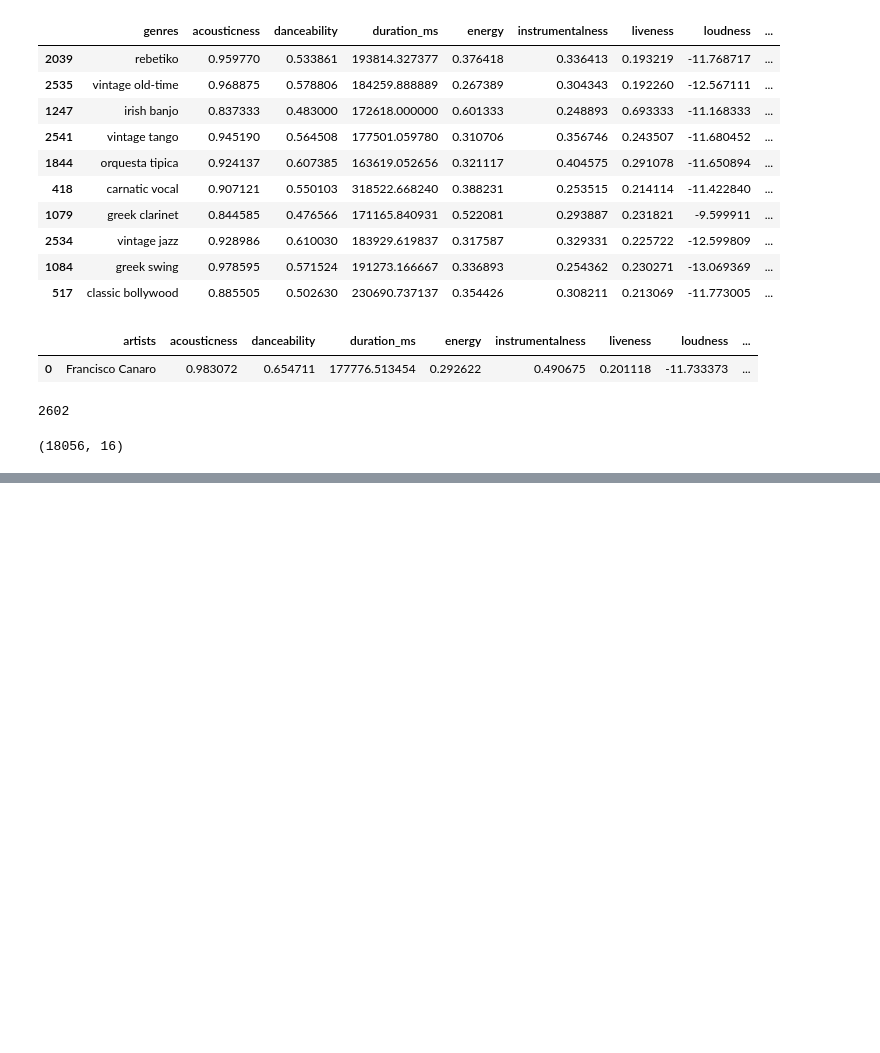
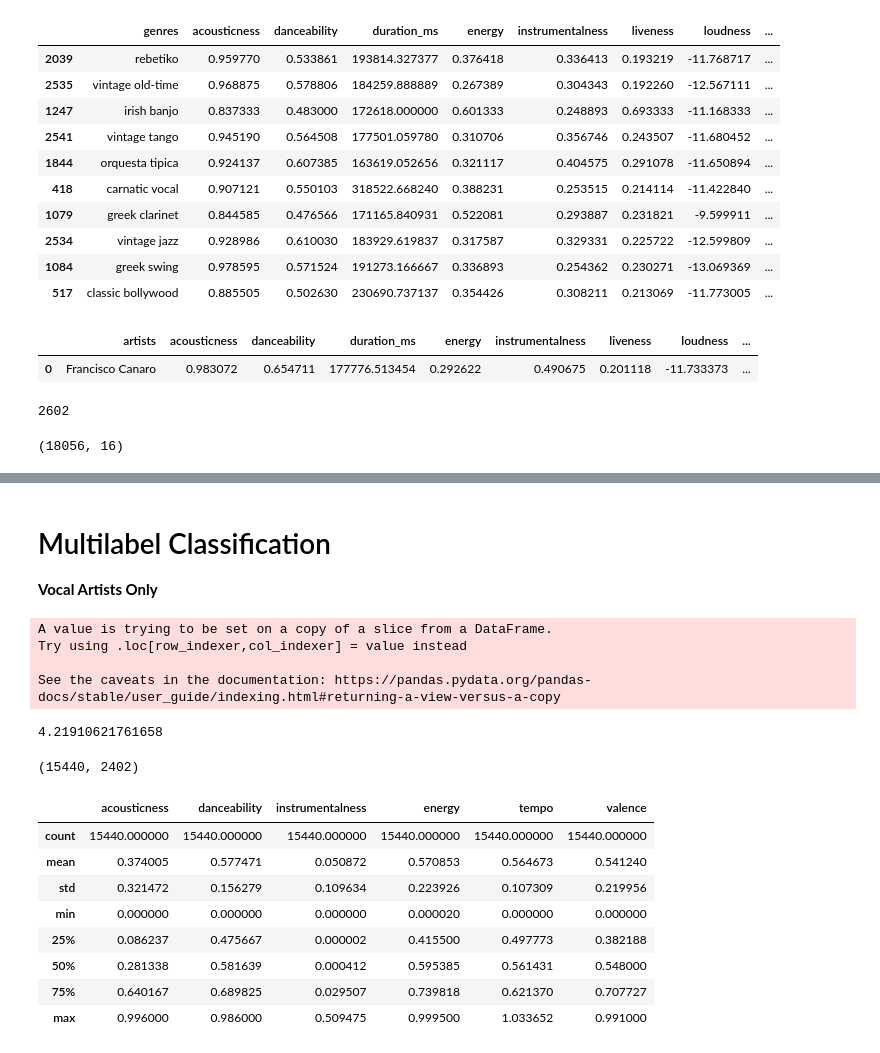
Before and after one commit to agastya1995/Spotify_Analysis, a Jupyter notebook: predicting_genres_Colab.ipynb, the cells around one changed output, grey strips where cells are left out. Cells and saved outputs as stored; diff of their text form; code cells hidden in the pictures; blank space fills up the shorter version.

```diff
--- a/predicting_genres_Colab.ipynb
+++ b/predicting_genres_Colab.ipynb
@@ -51,0 +34,8 @@ no_genre_artists
+# %%
+# Separate artists with only music (no vocals) to a separate dataset. Drop these from the main set
+non_vocal_artists = df_w_genres[df_w_genres['instrumentalness']>0.5]
+vocal_artists = df_w_genres[df_w_genres['instrumentalness']<0.51]
+# %%
+# Split into artists with genres and artists without genres (these will be the test and train sets)
+with_genre_vocal_artists = vocal_artists[~vocal_artists['genres'].isna()]
+no_genre_vocal_artists = vocal_artists[vocal_artists['genres'].isna()]
@@ -339,0 +176,35 @@ df_genres[df_genres['genres'].map(lambda x: 'mandopop' in x)]
+# %% [markdown]
+# Multilabel Classification #
+**Vocal Artists Only**
+# %%
+# Converting the list to a string, so that the str.get_dummies can be used
+with_genre_vocal_artists['genre_string'] = with_genre_vocal_artists['genres'].map(lambda x: ','.join(x))
+vocal_genre_dummies = with_genre_vocal_artists['genre_string'].str.get_dummies(',')
+# %% [output]
+A value is trying to be set on a copy of a slice from a DataFrame.
+Try using .loc[row_indexer,col_indexer] = value instead
+
+See the caveats in the documentation: https://pandas.pydata.org/pandas-docs/stable/user_guide/indexing.html#returning-a-view-versus-a-copy
+# %%
+vocal_genre_dummies.sum(axis=1).mean()
+# %% [output]
+4.21910621761658
+# %%
+vocal_genre_dummies.shape # Lost around 200 genres
+# %% [output]
+(15440, 2402)
+# %%
+vocal_training_df = with_genre_vocal_artists.loc[:, ['acousticness', 'danceability', 'instrumentalness', 'energy', 'tempo', 'valence']]
+vocal_training_df['tempo'] = vocal_training_df['tempo'].map(standardize_tempo_for_artist)
+# %%
+vocal_training_df.describe()
+# %% [output]
+|  | acousticness | danceability | instrumentalness | energy | tempo | valence |
+| count | 15440.000000 | 15440.000000 | 15440.000000 | 15440.000000 | 15440.000000 | 15440.000000 |
+| mean | 0.374005 | 0.577471 | 0.050872 | 0.570853 | 0.564673 | 0.541240 |
+| std | 0.321472 | 0.156279 | 0.109634 | 0.223926 | 0.107309 | 0.219956 |
+| min | 0.000000 | 0.000000 | 0.000000 | 0.000020 | 0.000000 | 0.000000 |
+| 25% | 0.086237 | 0.475667 | 0.000002 | 0.415500 | 0.497773 | 0.382188 |
+| 50% | 0.281338 | 0.581639 | 0.000412 | 0.595385 | 0.561431 | 0.548000 |
+| 75% | 0.640167 | 0.689825 | 0.029507 | 0.739818 | 0.621370 | 0.707727 |
+| max | 0.996000 | 0.986000 | 0.509475 | 0.999500 | 1.033652 | 0.991000 |
```
Also changed, not shown: parts of 55 cells of this notebook.
